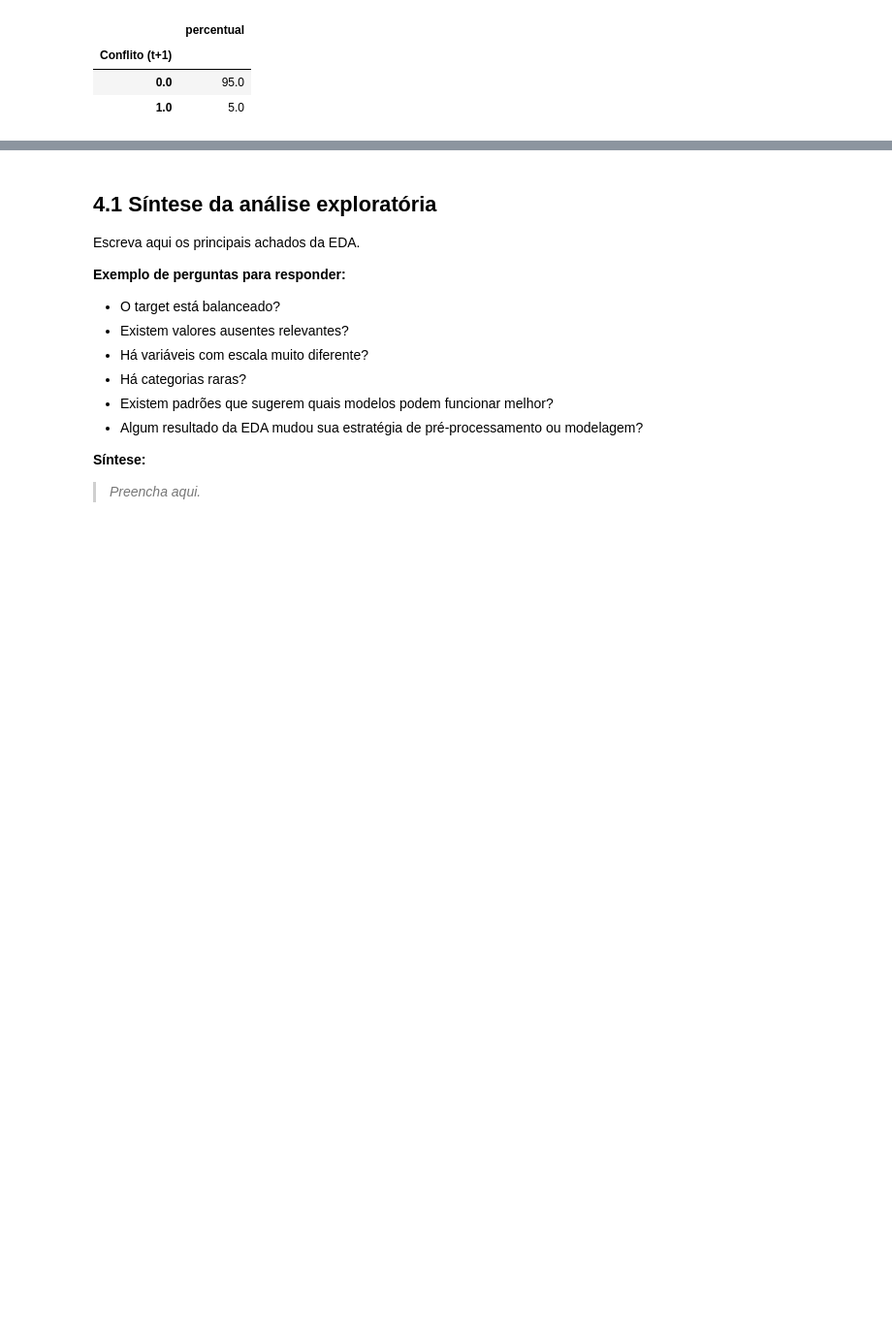
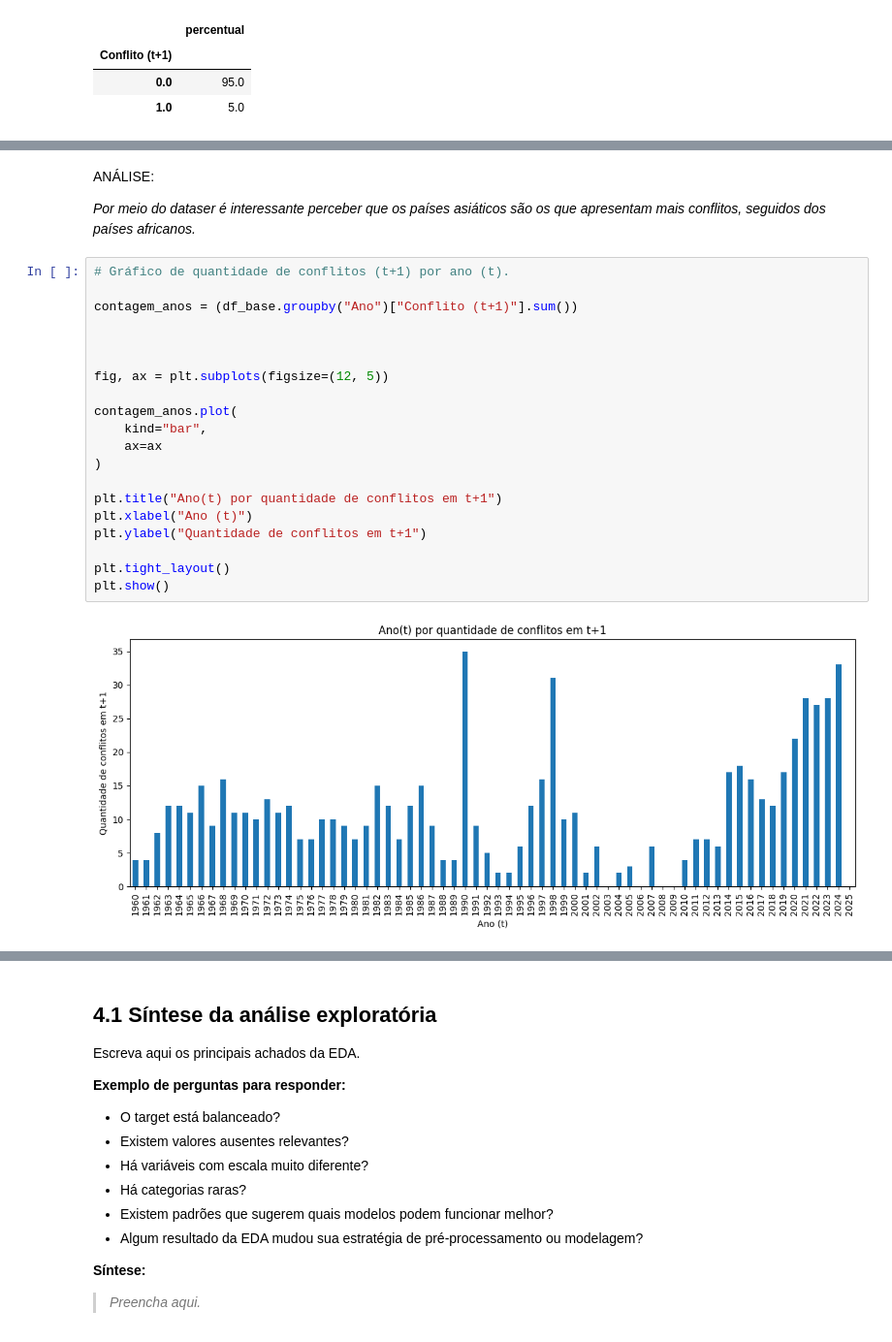
Before and after one commit to marcelastein/MVP-Classificacao_conflitos_militares, a Jupyter notebook: MVP_ML_Classificacao_de_conflitos.ipynb, the cells around one changed output, grey strips where cells are left out. Shown at 97% size. Cells and saved outputs as stored; diff of their text form; blank space fills up the shorter version.

```diff
--- a/MVP_ML_Classificacao_de_conflitos.ipynb
+++ b/MVP_ML_Classificacao_de_conflitos.ipynb
@@ -572,0 +561,26 @@ if categorical_cols:
+# %% [markdown]
+ANÁLISE:
+
+*Por meio do dataser é interessante perceber que os países asiáticos são os que apresentam mais conflitos, seguidos dos países africanos.*
+# %%
+# Gráfico de quantidade de conflitos (t+1) por ano (t).
+
+contagem_anos = (df_base.groupby("Ano")["Conflito (t+1)"].sum())
+
+
+
+fig, ax = plt.subplots(figsize=(12, 5))
+
+contagem_anos.plot(
+    kind="bar",
+    ax=ax
+)
+
+plt.title("Ano(t) por quantidade de conflitos em t+1")
+plt.xlabel("Ano (t)")
+plt.ylabel("Quantidade de conflitos em t+1")
+
+plt.tight_layout()
+plt.show()
+# %% [output]
+[figure, added]
```
Also changed, not shown: parts of 4 cells of this notebook.
